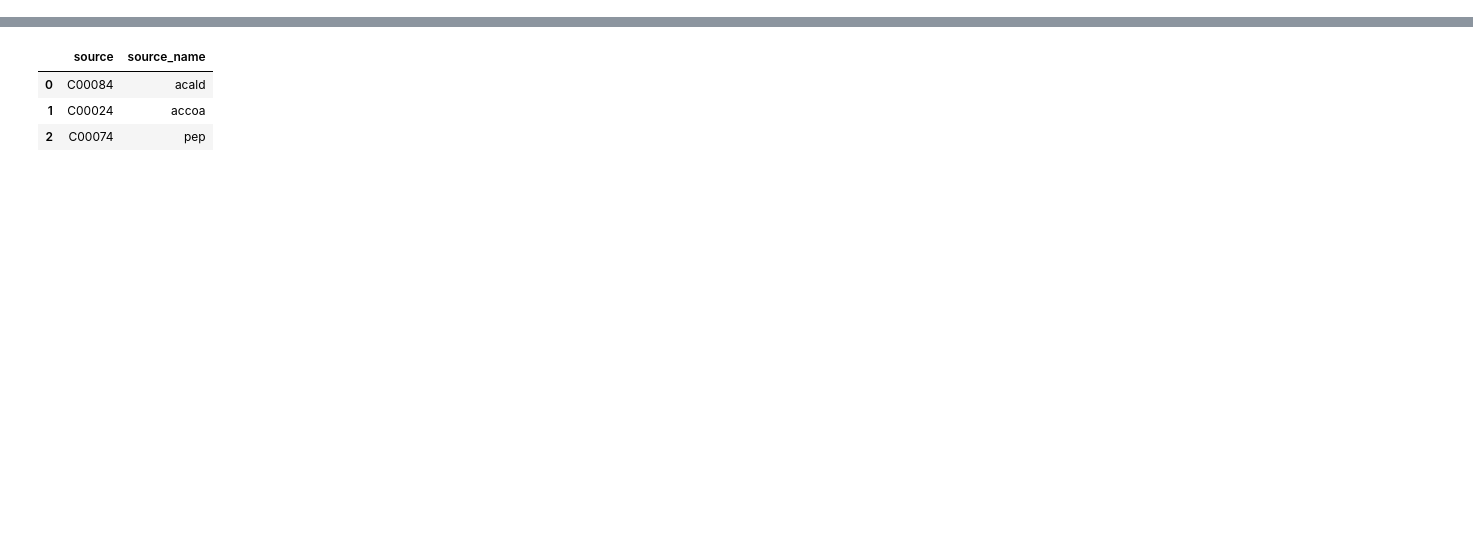
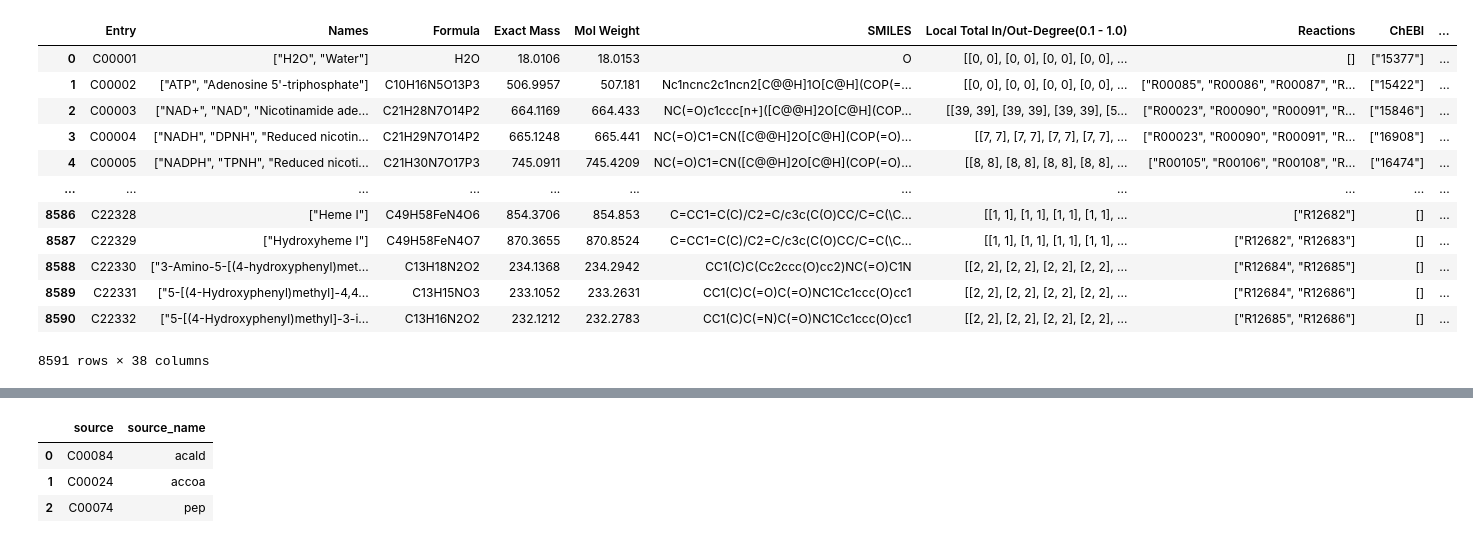
Before and after one commit to costasmexis/pathfinder, a Jupyter notebook: metnet/butanol_path.ipynb, the cells around one changed output, grey strips where cells are left out. Cells and saved outputs as stored; diff of their text form; code cells hidden in the pictures; blank space fills up the shorter version.

```diff
--- a/metnet/butanol_path.ipynb
+++ b/metnet/butanol_path.ipynb
@@ -1,3 +41,19 @@
+# %%
+cpds = pd.read_csv('../GNN_toxic/data/raw/compounds_final.csv', index_col=0) # containing toxicity
+# %% [output]
+|  | Entry | Names | Formula | Exact Mass | Mol Weight | SMILES | Local Total In/Out-Degree(0.1 - 1.0) | Reactions | ChEBI | ... |
+| 0 | C00001 | ["H2O", "Water"] | H2O | 18.0106 | 18.0153 | O | [[0, 0], [0, 0], [0, 0], [0, 0], ... | [] | ["15377"] | ... |
+| 1 | C00002 | ["ATP", "Adenosine 5'-triphosphate"] | C10H16N5O13P3 | 506.9957 | 507.181 | Nc1ncnc2c1ncn2[C@@H]1O[C@H](COP(=... | [[0, 0], [0, 0], [0, 0], [0, 0], ... | ["R00085", "R00086", "R00087", "R... | ["15422"] | ... |
+| 2 | C00003 | ["NAD+", "NAD", "Nicotinamide ade... | C21H28N7O14P2 | 664.1169 | 664.433 | NC(=O)c1ccc[n+]([C@@H]2O[C@H](COP... | [[39, 39], [39, 39], [39, 39], [5... | ["R00023", "R00090", "R00091", "R... | ["15846"] | ... |
+| 3 | C00004 | ["NADH", "DPNH", "Reduced nicotin... | C21H29N7O14P2 | 665.1248 | 665.441 | NC(=O)C1=CN([C@@H]2O[C@H](COP(=O)... | [[7, 7], [7, 7], [7, 7], [7, 7], ... | ["R00023", "R00090", "R00091", "R... | ["16908"] | ... |
+| 4 | C00005 | ["NADPH", "TPNH", "Reduced nicoti... | C21H30N7O17P3 | 745.0911 | 745.4209 | NC(=O)C1=CN([C@@H]2O[C@H](COP(=O)... | [[8, 8], [8, 8], [8, 8], [8, 8], ... | ["R00105", "R00106", "R00108", "R... | ["16474"] | ... |
+| ... | ... | ... | ... | ... | ... | ... | ... | ... | ... | ... |
+| 8586 | C22328 | ["Heme I"] | C49H58FeN4O6 | 854.3706 | 854.853 | C=CC1=C(C)/C2=C/c3c(C(O)CC/C=C(\C... | [[1, 1], [1, 1], [1, 1], [1, 1], ... | ["R12682"] | [] | ... |
+| 8587 | C22329 | ["Hydroxyheme I"] | C49H58FeN4O7 | 870.3655 | 870.8524 | C=CC1=C(C)/C2=C/c3c(C(O)CC/C=C(\C... | [[1, 1], [1, 1], [1, 1], [1, 1], ... | ["R12682", "R12683"] | [] | ... |
+| 8588 | C22330 | ["3-Amino-5-[(4-hydroxyphenyl)met... | C13H18N2O2 | 234.1368 | 234.2942 | CC1(C)C(Cc2ccc(O)cc2)NC(=O)C1N | [[2, 2], [2, 2], [2, 2], [2, 2], ... | ["R12684", "R12685"] | [] | ... |
+| 8589 | C22331 | ["5-[(4-Hydroxyphenyl)methyl]-4,4... | C13H15NO3 | 233.1052 | 233.2631 | CC1(C)C(=O)C(=O)NC1Cc1ccc(O)cc1 | [[2, 2], [2, 2], [2, 2], [2, 2], ... | ["R12684", "R12686"] | [] | ... |
+| 8590 | C22332 | ["5-[(4-Hydroxyphenyl)methyl]-3-i... | C13H16N2O2 | 232.1212 | 232.2783 | CC1(C)C(=N)C(=O)NC1Cc1ccc(O)cc1 | [[2, 2], [2, 2], [2, 2], [2, 2], ... | ["R12685", "R12686"] | [] | ... |
+8591 rows × 38 columns
 # %%
 import pandas as pd
 import numpy as np
```
Also changed, not shown: parts of 6 cells of this notebook, 2 other files.
